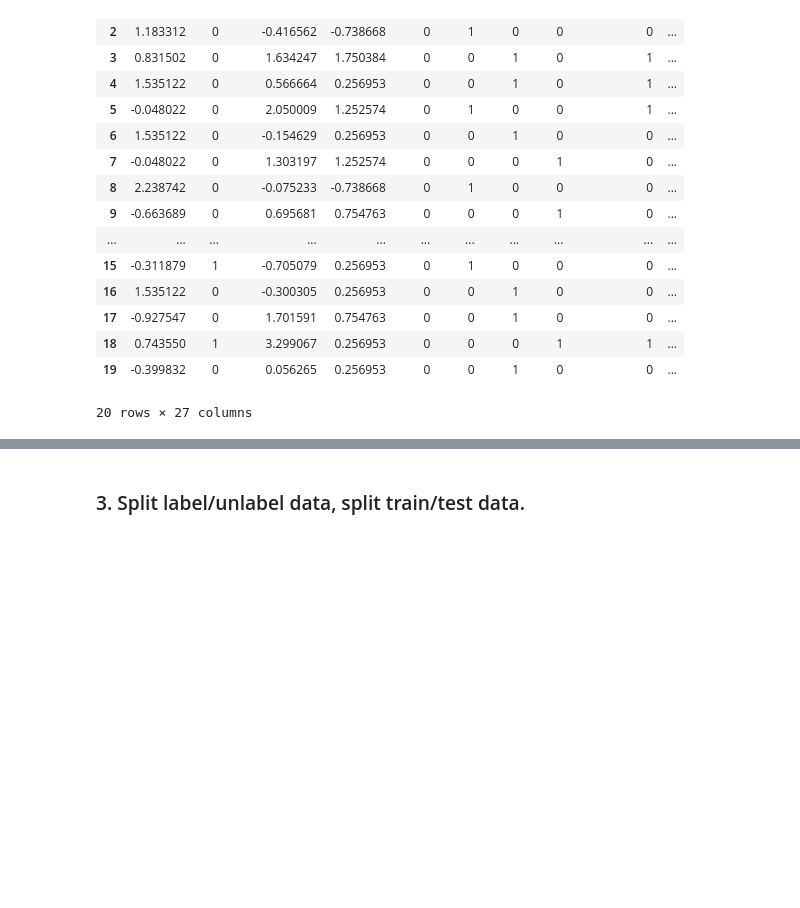
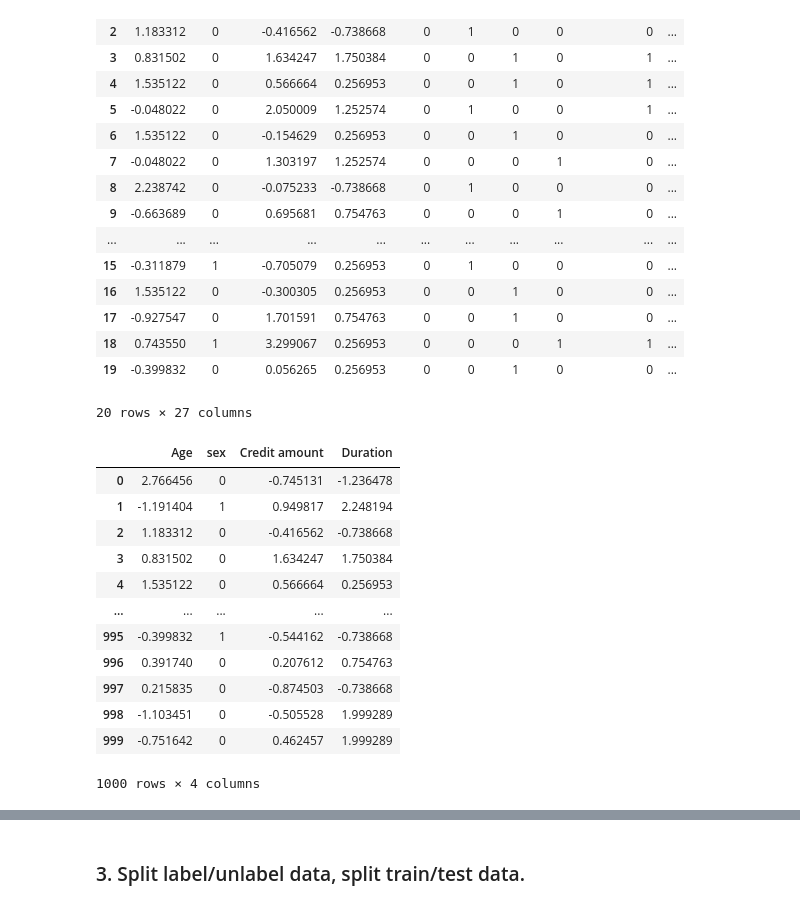
Before and after one commit to youlei202/FairSHAP, a Jupyter notebook: z_5fold_1german.ipynb, the cells around one changed output, grey strips where cells are left out. Saved outputs shown, nothing was run; the diff lists cells and outputs as text; code cells hidden in the pictures; blank space fills up the shorter version.

```diff
--- a/z_5fold_1german.ipynb
+++ b/z_5fold_1german.ipynb
@@ -53,3 +53,19 @@ processed_german_credit.head(20)
 | 18 | 0.743550 | 1 | 3.299067 | 0.256953 | 0 | 0 | 0 | 1 | 1 | ... |
 | 19 | -0.399832 | 0 | 0.056265 | 0.256953 | 0 | 0 | 1 | 0 | 0 | ... |
 20 rows × 27 columns
+# %%
+processed_german_credit.iloc[:, 0:4]
+# %% [output]
+|  | Age | sex | Credit amount | Duration |
+| 0 | 2.766456 | 0 | -0.745131 | -1.236478 |
+| 1 | -1.191404 | 1 | 0.949817 | 2.248194 |
+| 2 | 1.183312 | 0 | -0.416562 | -0.738668 |
+| 3 | 0.831502 | 0 | 1.634247 | 1.750384 |
+| 4 | 1.535122 | 0 | 0.566664 | 0.256953 |
+| ... | ... | ... | ... | ... |
+| 995 | -0.399832 | 1 | -0.544162 | -0.738668 |
+| 996 | 0.391740 | 0 | 0.207612 | 0.754763 |
+| 997 | 0.215835 | 0 | -0.874503 | -0.738668 |
+| 998 | -1.103451 | 0 | -0.505528 | 1.999289 |
+| 999 | -0.751642 | 0 | 0.462457 | 1.999289 |
+1000 rows × 4 columns
```
Also changed, not shown: parts of 1 cell of this notebook, 16 other files.
